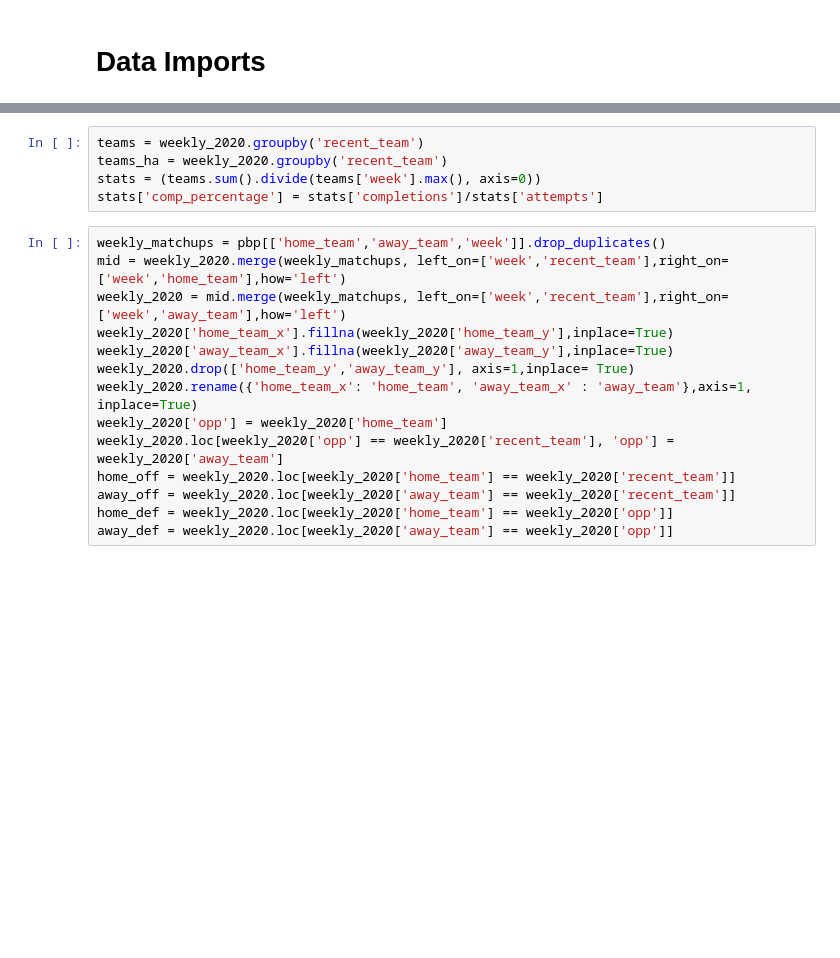
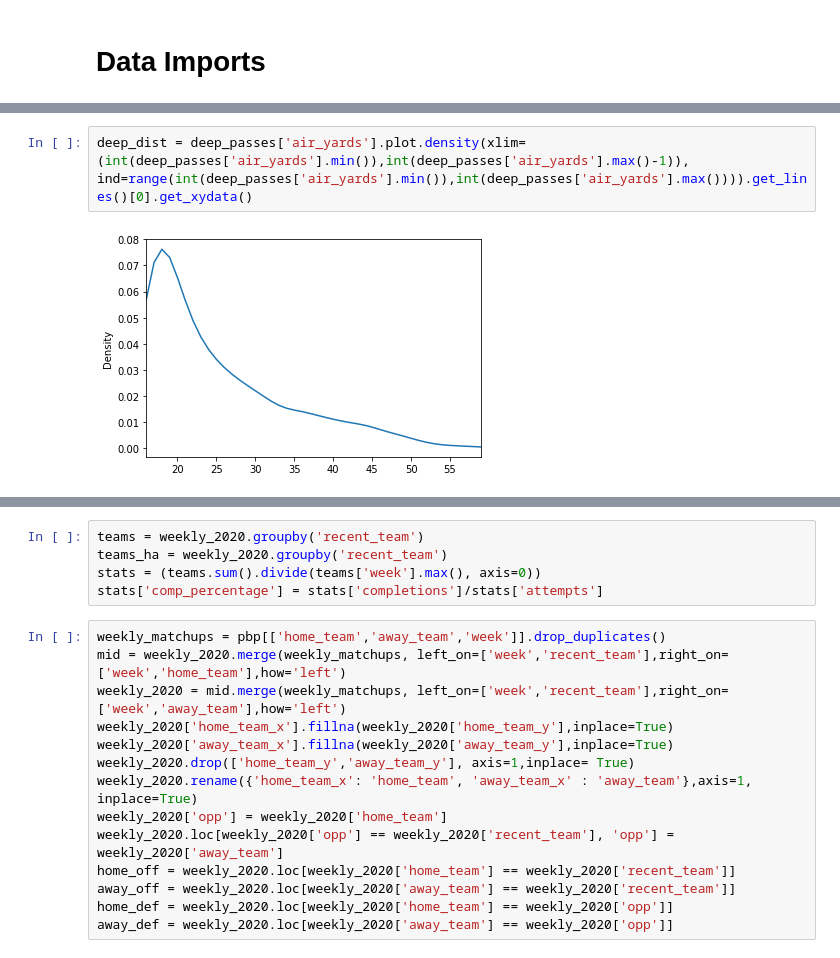
Before and after one commit to Jswirls/NFL_pbp_sim, a Jupyter notebook: NFL_pbp_sim.ipynb, the cells around one changed output, grey strips where cells are left out. Cells and saved outputs as stored; diff of their text form; blank space fills up the shorter version.

```diff
--- a/NFL_pbp_sim.ipynb
+++ b/NFL_pbp_sim.ipynb
@@ -48,0 +598,4 @@ Downcasting floats.
+# %%
+deep_dist = deep_passes['air_yards'].plot.density(xlim=(int(deep_passes['air_yards'].min()),int(deep_passes['air_yards'].max()-1)), ind=range(int(deep_passes['air_yards'].min()),int(deep_passes['air_yards'].max()))).get_lines()[0].get_xydata()
+# %% [output]
+[figure, added]
```
Also changed, not shown: parts of 143 cells of this notebook.
